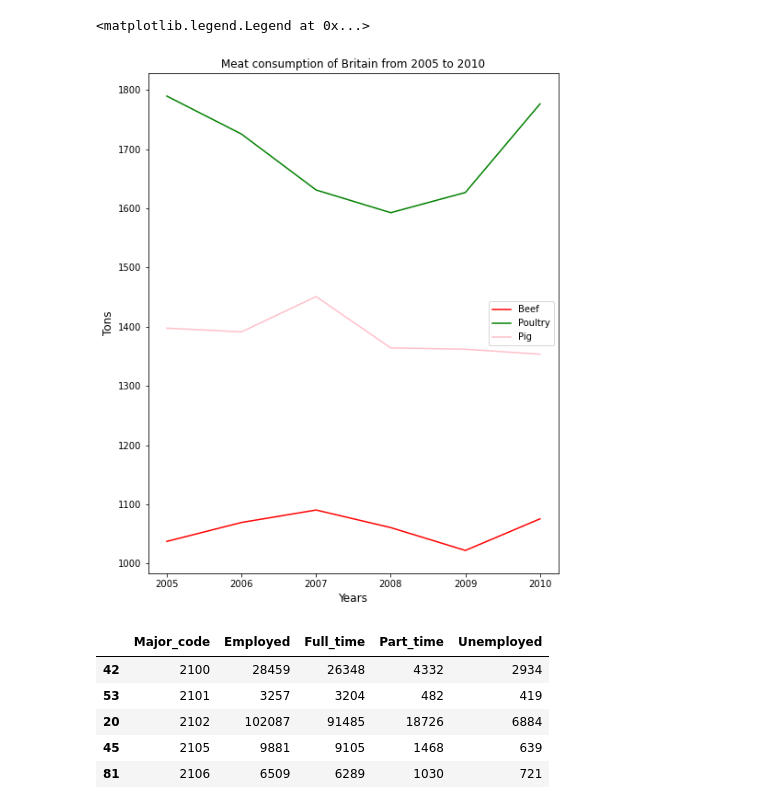
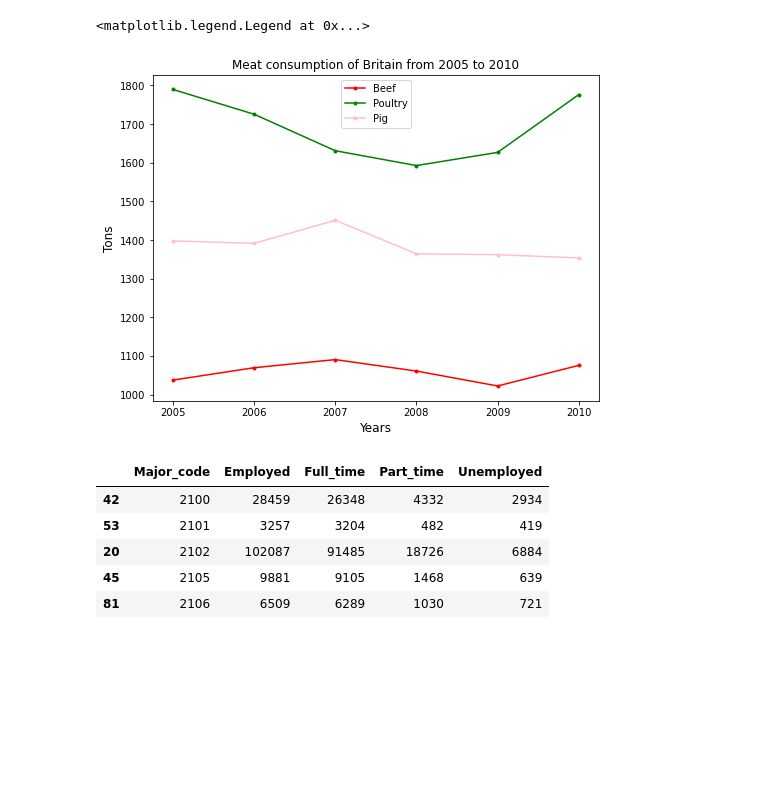
Before and after one commit to puneethegde72/Visualisation, a Jupyter notebook: Visualisation.ipynb, the cells around one changed output. Saved outputs shown, nothing was run; the diff lists cells and outputs as text; code cells hidden in the pictures; blank space fills up the shorter version.

```diff
--- a/Visualisation.ipynb
+++ b/Visualisation.ipynb
@@ -4,7 +4,9 @@ import numpy as np
 import matplotlib.pyplot as plt
 import textwrap
 # %%
+""" Created a functions for line and bar and pie plots
+in line_p funtion we are ploting the line graph """
 # creating function to create a line graph
 def line_p(x_axis, y_axis, name, col):
-    plt.plot(x_axis,y_axis,label= name, color= col)
+    plt.plot(x_axis,y_axis, '.-',label= name, color= col)
 # %%
@@ -32,5 +37,6 @@ meat = pd.read_csv("C:/Users/Puneet/OneDrive - University of Hertfordshire/Appli
 #Droping Unwated Columns
 meat= meat.drop(["Flag Codes","FREQUENCY",'INDICATOR'],axis=1)
 #filtering data as requied
-meat=meat[(meat["LOCATION"] == "GBR") & (meat["MEASURE"] == "THND_TONNE") & (meat["TIME"]>= 2005) & (meat["TIME"]<= 2010)]
+meat=meat[(meat["LOCATION"] == "GBR") & (meat["MEASURE"] == "THND_TONNE")
+          & (meat["TIME"]>= 2005) & (meat["TIME"]<= 2010)]
 # %%
@@ -41,17 +47,17 @@ meat_pig = meat[(meat["SUBJECT"]=="PIG")] ##sub dataframe for Pig
 # %%
 #produsing a line graph  using a line_p function
 #line_p(meat_sheep.TIME, meat_sheep.Value, "Sheep","blue")
-plt.figure(figsize=(8, 10))
+plt.figure(figsize=(8, 6))
 line_p(meat_beef.TIME, meat_beef.Value, "Beef","red")
 line_p(meat_poultry.TIME, meat_poultry.Value, "Poultry","green")
 line_p(meat_pig.TIME, meat_pig.Value, "Pig","pink")
 plt.xlabel("Years", size=12)
 plt.ylabel("Tons", size=12)
 plt.title("Meat consumption of Britain from 2005 to 2010")
 plt.legend()
 # %% [output]
 <matplotlib.legend.Legend at 0x...>
-[figure, old version]
+[figure, new version]
 # %%
 #reading a Data set of a csv file
 major = pd.read_csv("C:/Users/Puneet/OneDrive - University of Hertfordshire/Applied DataScience 1/Assignment/Visualization 1/recent-grads.csv")
```
Also changed, not shown: parts of 5 cells of this notebook, 1 other file.
